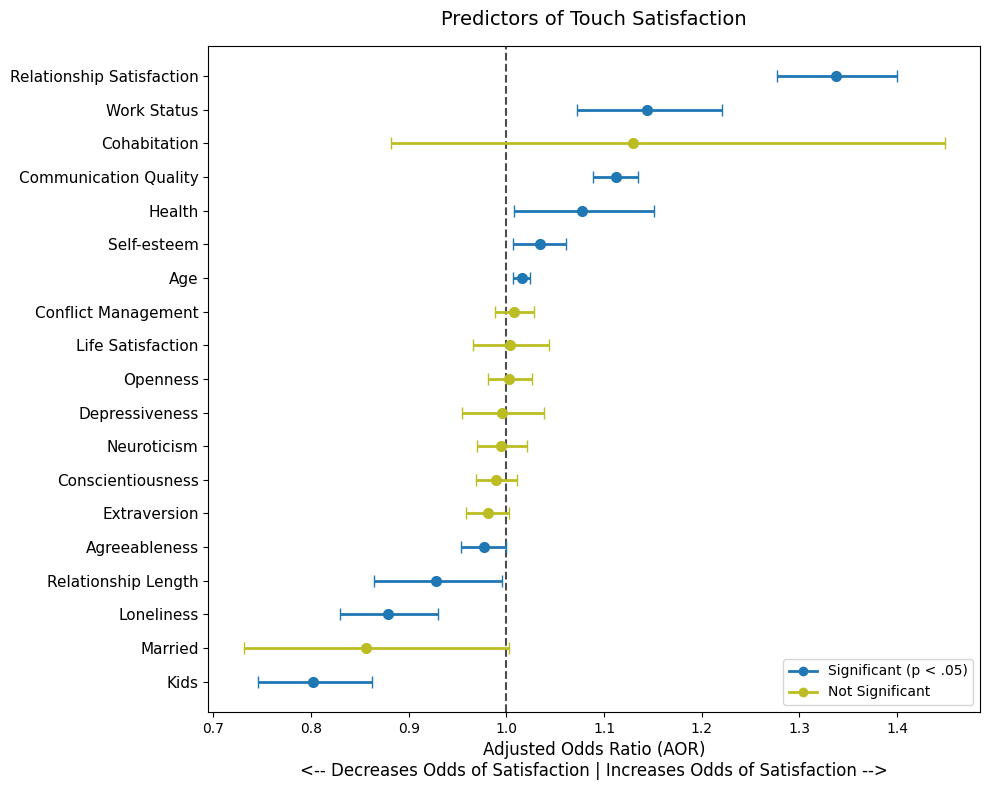
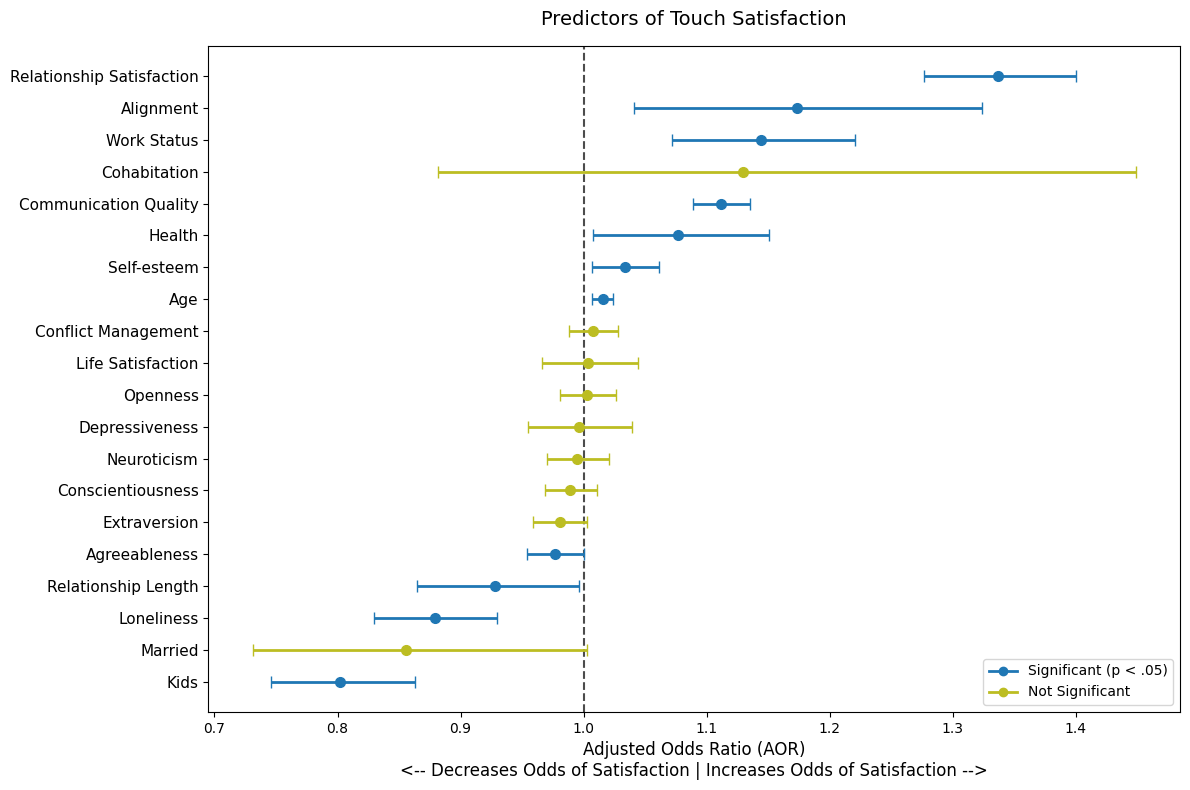
The change to this notebook cell's code, shown as a diff; its figure went from the first image to the second:
--- before
+++ after
@@ -6,5 +6,5 @@
 data = {
     "Variable": [
-        "Relationship Satisfaction", "Work Status", "Cohabitation", "Communication Quality",
+        "Relationship Satisfaction", "Alignment", "Work Status", "Cohabitation", "Communication Quality",
         "Health", "Self-esteem", "Age", "Conflict Management", "Life Satisfaction",
         "Openness", "Depressiveness", "Neuroticism", "Conscientiousness",
@@ -12,11 +12,11 @@
         "Loneliness", "Married", "Kids"
     ],
-    "AOR": [1.337, 1.144, 1.130, 1.112, 1.077, 1.034, 1.016, 1.008, 1.004, 1.003,
+    "AOR": [1.337, 1.173854, 1.144, 1.130, 1.112, 1.077, 1.034, 1.016, 1.008, 1.004, 1.003,
             0.996, 0.995, 0.989, 0.981, 0.977, 0.928, 0.879, 0.856, 0.802],
-    "Lower_CI": [1.277, 1.072, 0.882, 1.089, 1.008, 1.007, 1.007, 0.988, 0.966, 0.981,
+    "Lower_CI": [1.277,1.040710, 1.072, 0.882, 1.089, 1.008, 1.007, 1.007, 0.988, 0.966, 0.981,
                  0.955, 0.970, 0.969, 0.959, 0.954, 0.865, 0.830, 0.731, 0.746],
-    "Upper_CI": [1.400, 1.221, 1.449, 1.135, 1.151, 1.061, 1.024, 1.028, 1.044, 1.026,
+    "Upper_CI": [1.400,1.324031, 1.221, 1.449, 1.135, 1.151, 1.061, 1.024, 1.028, 1.044, 1.026,
                  1.039, 1.021, 1.011, 1.003, 1.000, 0.996, 0.930, 1.003, 0.863],
-    "p_value": [0.000, 0.000, 0.334, 0.000, 0.029, 0.012, 0.000, 0.448, 0.838, 0.781,
+    "p_value": [0.000, 0.000, 0.000,0.334, 0.000, 0.029, 0.012, 0.000, 0.448, 0.838, 0.781,
                 0.863, 0.697, 0.334, 0.096, 0.045, 0.039, 0.000, 0.054, 0.000]
 }
@@ -32,5 +32,5 @@
 
 # 2. Set up the plot aesthetics
-plt.figure(figsize=(10, 8))
+plt.figure(figsize=(12, 8))
 plt.style.use('default')
 
@@ -68,4 +68,4 @@
 plt.tight_layout()
 
-plt.savefig("output/img/Forest_Plot_Satisfaction.png", dpi=300, bbox_inches='tight')
+plt.savefig("output/img/Forest_Plot_Satisfaction2.png", dpi=300, bbox_inches='tight')
 plt.show()

Commit: folder organization